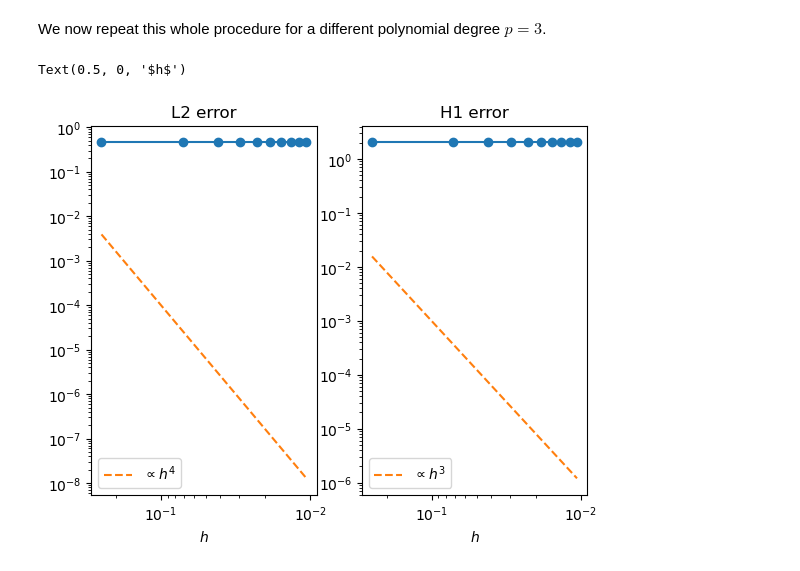
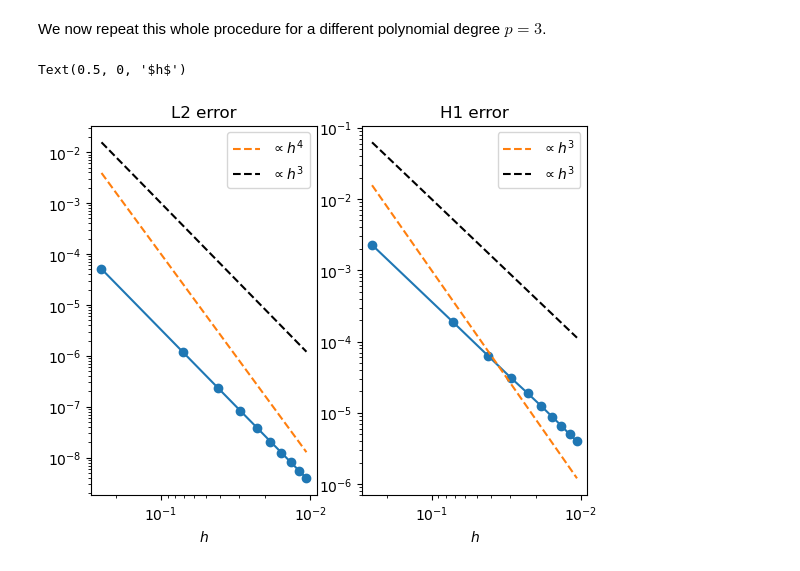
Before and after one commit to carlomr/MEFA2024-2025, a Jupyter notebook: a priori error estimates/poisson_error_est_unknown_solution.ipynb, the cells around one changed output. Cells and saved outputs as stored; diff of their text form; code cells hidden in the pictures.

```diff
--- a/a priori error estimates/poisson_error_est_unknown_solution.ipynb
+++ b/a priori error estimates/poisson_error_est_unknown_solution.ipynb
@@ -71,0 +68,2 @@ uref, Vref, msh_ref = solve_problem(Nel, p)
+# %%
+uref, Vref, msh = solve_problem(100, 6)
@@ -72,23 +91,23 @@ uref, Vref, msh_ref = solve_problem(Nel, p)
 # %% [markdown]
 We now write two functions that compute the two types of the error between $u_h$ and $u_{\mathrm{ref}}$, that we have defined above. Compared to the other notebook, this functions are more complex because we have to project the solution $u_h$ on the space associated with $u_{\mathrm{ref}}$.
 # %%
-def L2_error(uh, u_ref, Vref):
-    degree = u_ref.function_space.ufl_element().degree
-    family = u_ref.function_space.ufl_element().family_name
-    mesh = u_ref.function_space.mesh
-    Vref = fem.functionspace(mesh, (family, degree))
-    # uh_Vref = Function(Vref)
-    # uh_Vref.interpolate(uh)
-    # e_Vref = Function(Vref)
-    # e_Vref.x.array[:] = uh_Vref.x.array - u_ref.x.array
-    # error = form(e_Vref**2 * ufl.dx)
-    # E = np.sqrt(assemble_scalar(error))
-    E = 0
+def L2_error(uh, u_ref):
+    Vref = u_ref.function_space
+    uh_Vref = Function(Vref)
+    interpolate(uh, uh_Vref)
+
+    e_Vref = Function(Vref)
+    e_Vref.x.array[:] = uh_Vref.x.array - u_ref.x.array
+    error = form(e_Vref**2 * ufl.dx)
+
+    E = np.sqrt(assemble_scalar(error))
     return E
 
-def H1_error(uh, u_ref, Vref):
+def H1_error(uh, u_ref):
+    Vref = u_ref.function_space
     uh_Vref = Function(Vref)
-    uh_Vref.interpolate(uh)
+    interpolate(uh, uh_Vref)
+
     e_Vref = Function(Vref)
     e_Vref.x.array[:] = uh_Vref.x.array - u_ref.x.array
 
@@ -107,6 +126,6 @@ h = np.zeros(len(Ns))
 for i, n in enumerate(Ns):
     uh, V, msh = solve_problem(n, p)
 
-    L2err[i] = L2_error(uh, uref, Vref)
-    # H1err[i] = H1_error(uh, uref, Vref)
+    L2err[i] = L2_error(uh, uref)
+    H1err[i] = H1_error(uh, uref)
     h[i] = 1./n
@@ -202,36 +219,39 @@ We now repeat this whole procedure for a different polynomial degree $p=3$.
 # %%
 p = 3
 Ns = range(4, 104, 10)
 L2err = np.zeros(len(Ns))
 H1err = np.zeros(len(Ns))
 h = np.zeros(len(Ns))
 
 for i, n in enumerate(Ns):
     uh, V, msh = solve_problem(n, p)
-    x = ufl.SpatialCoordinate(msh)
-    u_ex = ufl.sin(np.pi*x[0]) * ufl.sin(np.pi*x[1])
-    L2err[i] = L2_error(uh, u_ex)
-    H1err[i] = H1_error(uh, u_ex)
+
+    L2err[i] = L2_error(uh, uref)
+    H1err[i] = H1_error(uh, uref)
     h[i] = 1./n
 
 L2th = h**(p+1)
+L2th2 = h**(3)
 H1th = h**p
+H1th2 = h**2
 _, ax = plt.subplots(1, 2)
 ax[0].loglog(h, L2err, '-o')
 ax[0].loglog(h, L2th, '--', label=f"$\propto h^{p+1}$")
+ax[0].loglog(h, L2th2, 'k--', label=f"$\propto h^{3}$")
 ax[0].invert_xaxis()
 ax[0].set_title('L2 error')
 ax[0].set_xlabel('$h$')
 ax[0].legend()
 ax[1].loglog(h, H1err, '-o')
 ax[1].loglog(h, H1th, '--', label=f"$\propto h^{p}$")
+ax[1].loglog(h, H1th2, 'k--', label=f"$\propto h^{2}$")
 ax[1].invert_xaxis()
 ax[1].legend()
 ax[1].set_title('H1 error')
 ax[1].set_xlabel('$h$')
 # %% [output]
 Text(0.5, 0, '$h$')
-[figure, old version]
+[figure, new version]
 # %%
 L2r_est = np.divide(np.diff(np.log(L2err)), np.diff(np.log(h)))
 H1r_est = np.divide(np.diff(np.log(H1err)), np.diff(np.log(h)))
```
Also changed, not shown: parts of 11 cells of this notebook.
